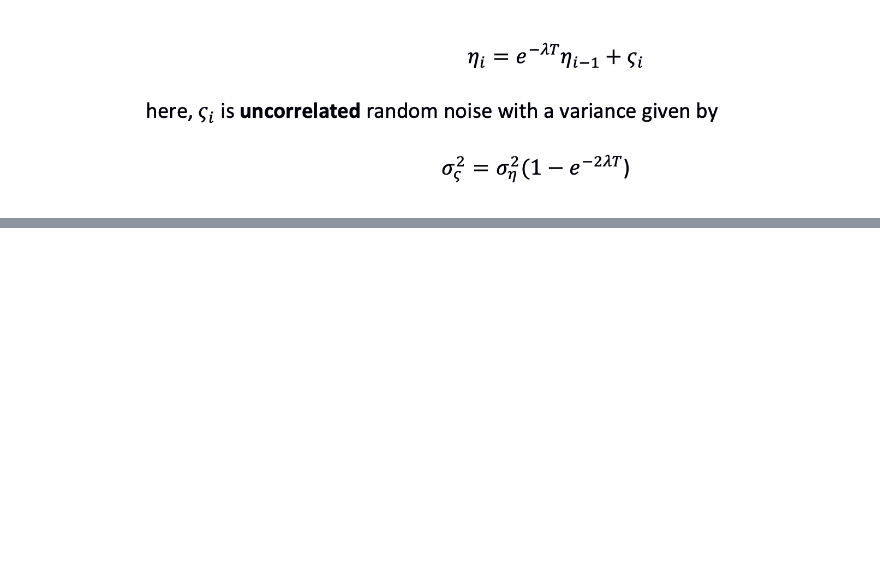
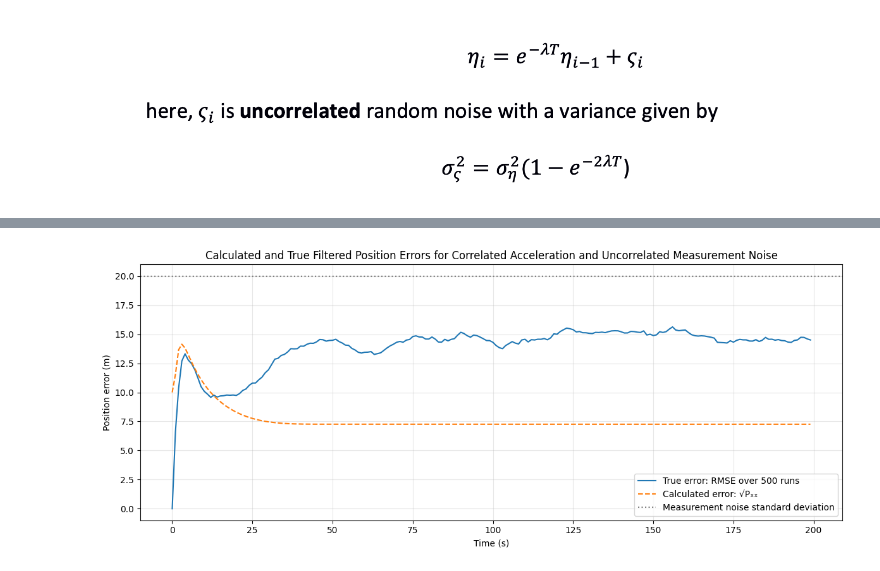
Before and after one commit to VladZg/Experimental-data-processing, a Jupyter notebook: task8/assignment8.ipynb, the cells around one changed output, grey strips where cells are left out. Cells and saved outputs as stored; diff of their text form; code cells hidden in the pictures; blank space fills up the shorter version.

```diff
--- a/task8/assignment8.ipynb
+++ b/task8/assignment8.ipynb
@@ -142,0 +249,45 @@ def generate_measurements(true_trajectory, eta, lam, t=T, sigma_eta=np.sqrt(VARI
+# %%
+position_errors_2 = np.zeros((M, POINTS))
+
+for m in range(M):
+    true_trajectory_2, _ = generate_true_trajectory(
+        lam=LAMBDA_CORRELATED
+    )
+
+    measurements_2 = generate_measurements(
+        true_trajectory_2,
+        lam=LAMBDA_UNCORRELATED
+    )
+
+    _, _, x_filt_2, p_filt_2, _ = kalman_filter(
+        measurements_2, PHI, H, Q, R, X_0_0, P_0_0
+    )
+
+    position_errors_2[m] = (
+        x_filt_2[:, 0, 0] - true_trajectory_2
+    )
+
+true_rmse_2 = np.sqrt(np.mean(position_errors_2**2, axis=0))
+calculated_sigma_2 = np.sqrt(p_filt_2[:, 0, 0])
+
+plt.figure(figsize=(12, 5))
+plt.plot(time, true_rmse_2, label=f"True error: RMSE over {M} runs")
+plt.plot(
+    time, calculated_sigma_2,
+    linestyle="--", label="Calculated error: √Pₓₓ"
+)
+plt.axhline(
+    np.sqrt(VARIANCE_ETA),
+    color="gray", linestyle=":",
+    label="Measurement noise standard deviation"
+)
+
+plt.xlabel("Time (s)")
+plt.ylabel("Position error (m)")
+plt.title("Calculated and True Filtered Position Errors for Correlated Acceleration and Uncorrelated Measurement Noise")
+plt.legend()
+plt.grid(alpha=0.3)
+plt.tight_layout()
+plt.show()
+# %% [output]
+[figure, added]
```
Also changed, not shown: parts of 10 cells of this notebook.
